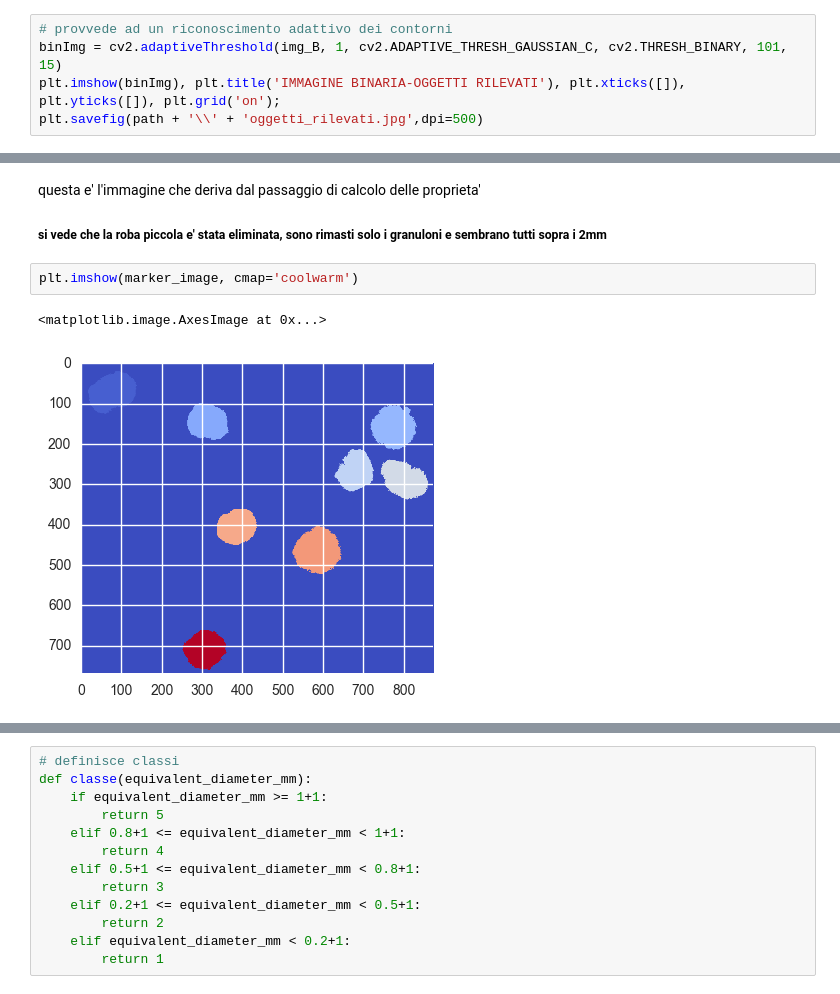
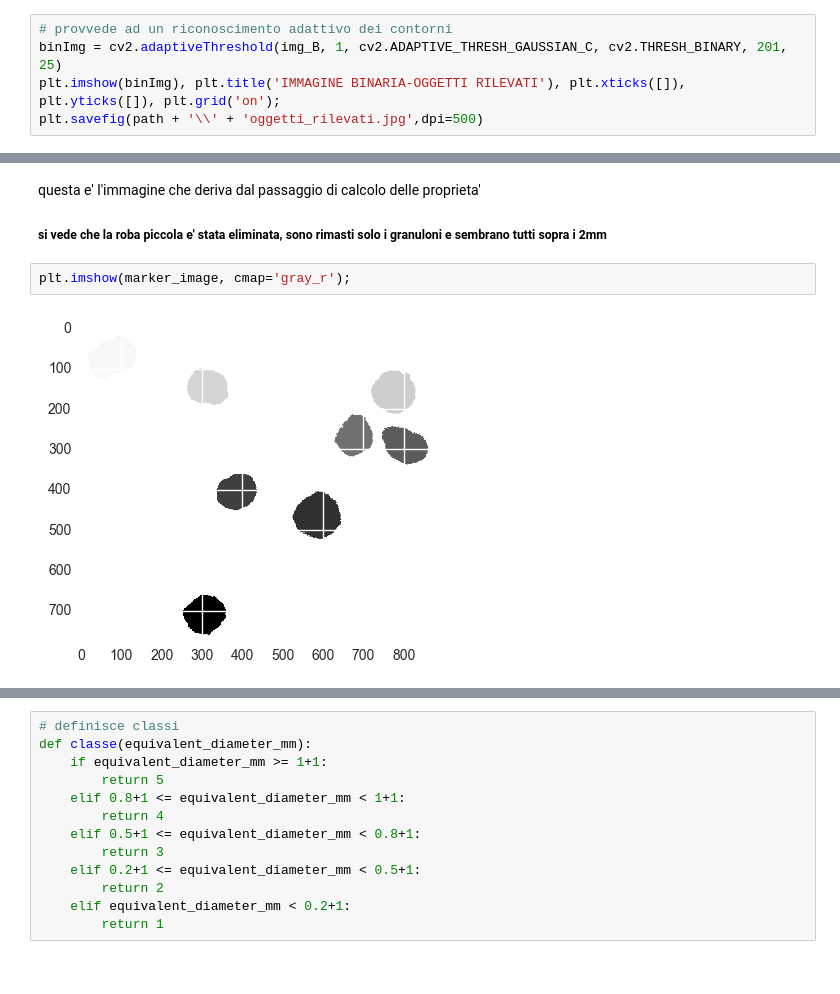
Before and after one commit to serenafalcioni/shared_nbks, a Jupyter notebook: trovagranuli1.ipynb, the cells around one changed output, grey strips where cells are left out. Cells and saved outputs as stored; diff of their text form.

```diff
--- a/trovagranuli1.ipynb
+++ b/trovagranuli1.ipynb
@@ -59,6 +63,6 @@ Aggiustando un pochino i parametri sembra di riuscire meglio a catturare bene i
 # %%
 # provvede ad un riconoscimento adattivo dei contorni
-binImg = cv2.adaptiveThreshold(img_B, 1, cv2.ADAPTIVE_THRESH_GAUSSIAN_C, cv2.THRESH_BINARY, 101, 15)
+binImg = cv2.adaptiveThreshold(img_B, 1, cv2.ADAPTIVE_THRESH_GAUSSIAN_C, cv2.THRESH_BINARY, 201, 25)
 plt.imshow(binImg), plt.title('IMMAGINE BINARIA-OGGETTI RILEVATI'), plt.xticks([]), plt.yticks([]), plt.grid('on');
 plt.savefig(path + '\\' + 'oggetti_rilevati.jpg',dpi=500)
 # %% [output]
@@ -95,10 +99,9 @@ marker_image, props = bubble_properties_calculate(img_clb,rules={'convexity': {'
 questa e' l'immagine che deriva dal passaggio di calcolo delle proprieta'
 ##### si vede che la roba piccola e' stata eliminata, sono rimasti solo i granuloni e sembrano tutti sopra i 2mm
 # %%
-plt.imshow(marker_image, cmap='coolwarm')
+plt.imshow(marker_image, cmap='gray_r');
 # %% [output]
-<matplotlib.image.AxesImage at 0x...>
-[figure, old version]
+[figure, new version]
 # %%
 # aggiunge colonna con misura effettiva dei granuli
 props['equivalent_diameter_mm'] = props['equivalent_diameter']/49
```
Also changed, not shown: parts of 39 cells of this notebook.
